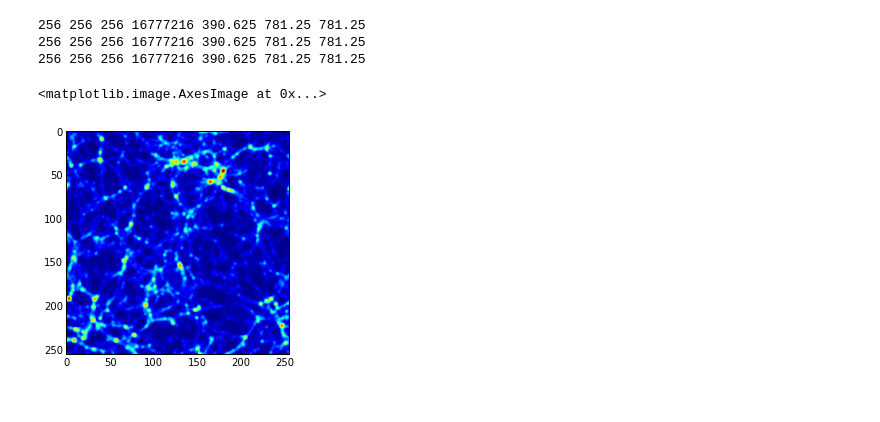
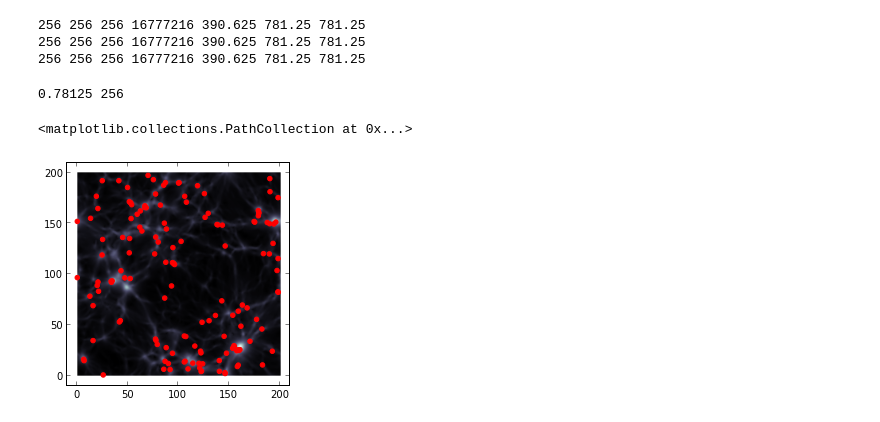
Before and after one commit to forero/LorentzComparisonProject, a Jupyter notebook: src/ExploreData.ipynb, the cells around one changed output. Drawn from its saved outputs; the diff is of its cells as text; code cells hidden in the pictures.

```diff
--- a/src/ExploreData.ipynb
+++ b/src/ExploreData.ipynb
@@ -69,6 +102,8 @@ def read_CIC_scalar(filename):
 lambda1=read_CIC_scalar(FILE_EIGENV1_TWEB_SMOOTH)
 lambda2=read_CIC_scalar(FILE_EIGENV2_TWEB_SMOOTH)
 lambda3=read_CIC_scalar(FILE_EIGENV3_TWEB_SMOOTH)
+fof_data=loadtxt(FILE_FOF, skiprows=3)
+grid_env = get_environment(lambda1, lambda2, lambda3)
 # %% [output]
 256 256 256 16777216 390.625 781.25 781.25
 256 256 256 16777216 390.625 781.25 781.25
@@ -78,5 +111,29 @@ trace=lambda1 + lambda2 +lambda3
-# %%
-imshow(log10(trace[120,:,:]+1.0))
-# %% [output]
-<matplotlib.image.AxesImage at 0x...>
-[figure, removed]
+# %%
+trace=lambda1 + lambda2 +lambda3
+pos_x = fof_data[:,FOF_PX]
+pos_y = fof_data[:,FOF_PY]
+pos_z = fof_data[:,FOF_PZ]
+mass = fof_data[:,FOF_MASS]
+# %%
+n_x = size(lambda1[0,0,:])
+boxsize = BOX_SIZE * 1.0
+delta_x = boxsize/n_x
+slice_point = 0.7*boxsize
+n_slice = int_(slice_point/delta_x)
+print delta_x, n_x
+# %% [output]
+0.78125 256
+# %%
+min_z = n_slice*delta_x
+max_z = (n_slice+1.0)*delta_x
+slice_id = where((pos_z>min_z) & (pos_z<max_z))
+slice_pos_x = pos_x[slice_id]
+slice_pos_y = pos_y[slice_id]
+slice_pos_z = pos_z[slice_id]
+slice_mass = mass[slice_id]
+# %%
+imshow(log10(lambda1[::-1,:,n_slice]+1.0), cmap="bone", extent=[0,200,0,200])
+scatter(slice_pos_y,slice_pos_x, color='red')
+# %% [output]
+<matplotlib.collections.PathCollection at 0x...>
+[figure, added]
```
Also changed, not shown: parts of 10 cells of this notebook.
